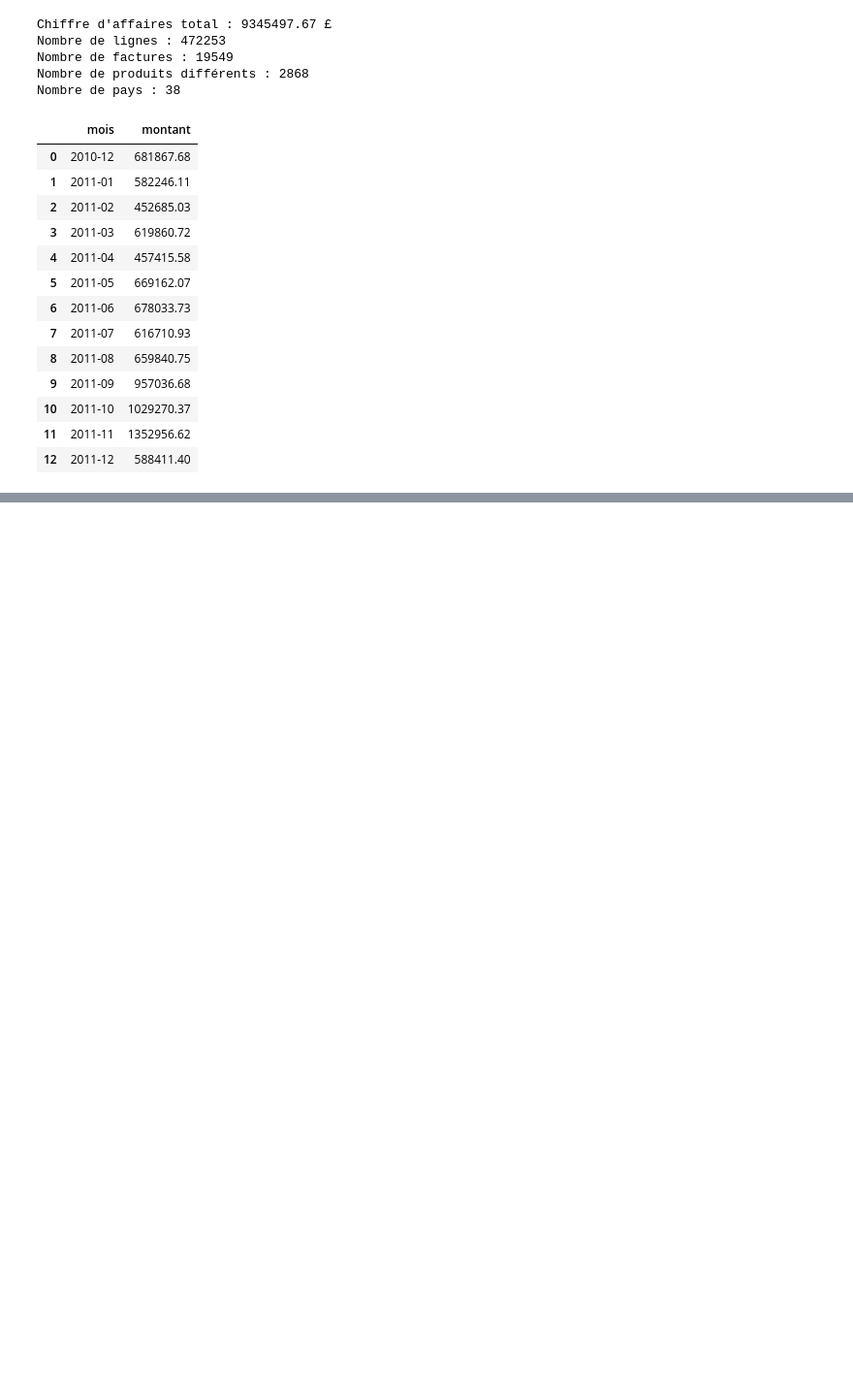
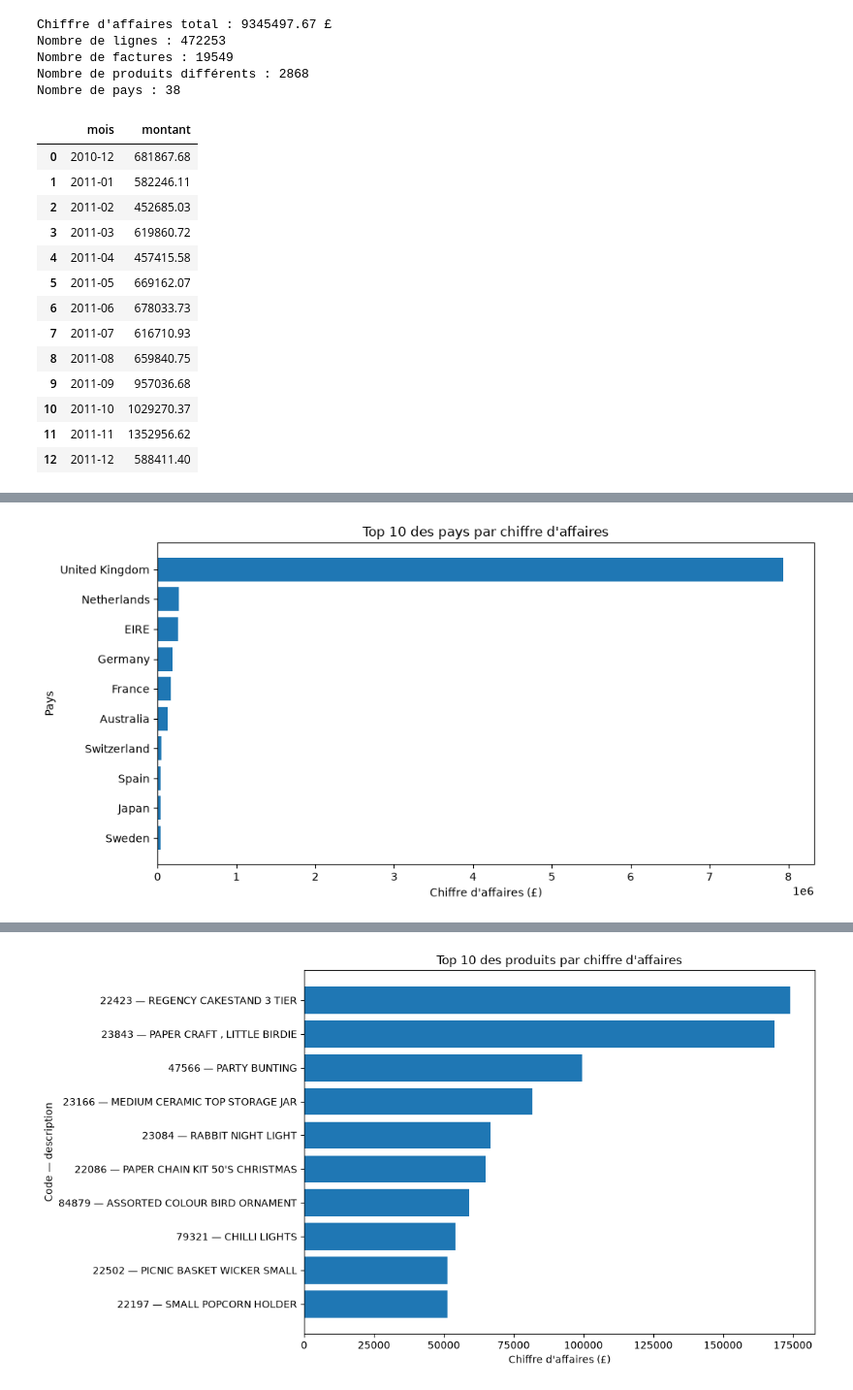
Before and after one commit to RouahiOussema/Retail-Sales-Analytics-BI, a Jupyter notebook: NoteBooks/01_exploration.ipynb, the cells around one changed output, grey strips where cells are left out. Shown at 97% size. Cells and saved outputs as stored; diff of their text form; code cells hidden in the pictures; blank space fills up the shorter version.

```diff
--- a/NoteBooks/01_exploration.ipynb
+++ b/NoteBooks/01_exploration.ipynb
@@ -437,0 +436,70 @@ Top 10 des produits par chiffre d'affaires :
+# %%
+import matplotlib.pyplot as plt
+
+# Chiffre d'affaires par pays
+ca_pays = (
+    ventes.groupby("Country", as_index=False)["montant"]
+    .sum()
+    .sort_values("montant", ascending=False)
+)
+
+display(ca_pays.head(10))
+
+# Graphique : top 10 pays
+top_pays = ca_pays.head(10).sort_values("montant")
+plt.figure(figsize=(10, 5))
+plt.barh(top_pays["Country"], top_pays["montant"])
+plt.title("Top 10 des pays par chiffre d'affaires")
+plt.xlabel("Chiffre d'affaires (£)")
+plt.ylabel("Pays")
+plt.tight_layout()
+plt.show()
+
+# Chiffre d'affaires par produit
+ca_produits = (
+    ventes.groupby("StockCode", as_index=False)
+    .agg(
+        Description=("Description", "first"),
+        chiffre_affaires=("montant", "sum"),
+        quantite_vendue=("Quantity", "sum"),
+        nb_factures=("InvoiceNo", "nunique")
+    )
+    .sort_values("chiffre_affaires", ascending=False)
+)
+
+display(ca_produits.head(10))
+
+# Graphique : top 10 produits
+top_produits = ca_produits.head(10).sort_values("chiffre_affaires")
+plt.figure(figsize=(11, 6))
+plt.barh(
+    top_produits["StockCode"] + " — " + top_produits["Description"].fillna(""),
+    top_produits["chiffre_affaires"]
+)
+plt.title("Top 10 des produits par chiffre d'affaires")
+plt.xlabel("Chiffre d'affaires (£)")
+plt.ylabel("Code — description")
+plt.tight_layout()
+plt.show()
+
+# Chiffre d'affaires mensuel
+ventes["mois"] = ventes["InvoiceDate"].dt.to_period("M")
+ca_mensuel = (
+    ventes.dropna(subset=["InvoiceDate"])
+    .groupby("mois", as_index=False)["montant"]
+    .sum()
+)
+ca_mensuel["mois"] = ca_mensuel["mois"].astype(str)
+
+display(ca_mensuel)
+
+plt.figure(figsize=(12, 5))
+plt.plot(ca_mensuel["mois"], ca_mensuel["montant"], marker="o")
+plt.title("Évolution mensuelle du chiffre d'affaires")
+plt.xlabel("Mois")
+plt.ylabel("Chiffre d'affaires (£)")
+plt.xticks(rotation=45, ha="right")
+plt.grid(True, alpha=0.3)
+plt.tight_layout()
+plt.show()
+# %% [output]
@@ -437,0 +517 @@ Top 10 des produits par chiffre d'affaires :
+[figure, added]
@@ -437,0 +529 @@ Top 10 des produits par chiffre d'affaires :
+[figure, added]
```
Also changed, not shown: parts of 35 cells of this notebook.
